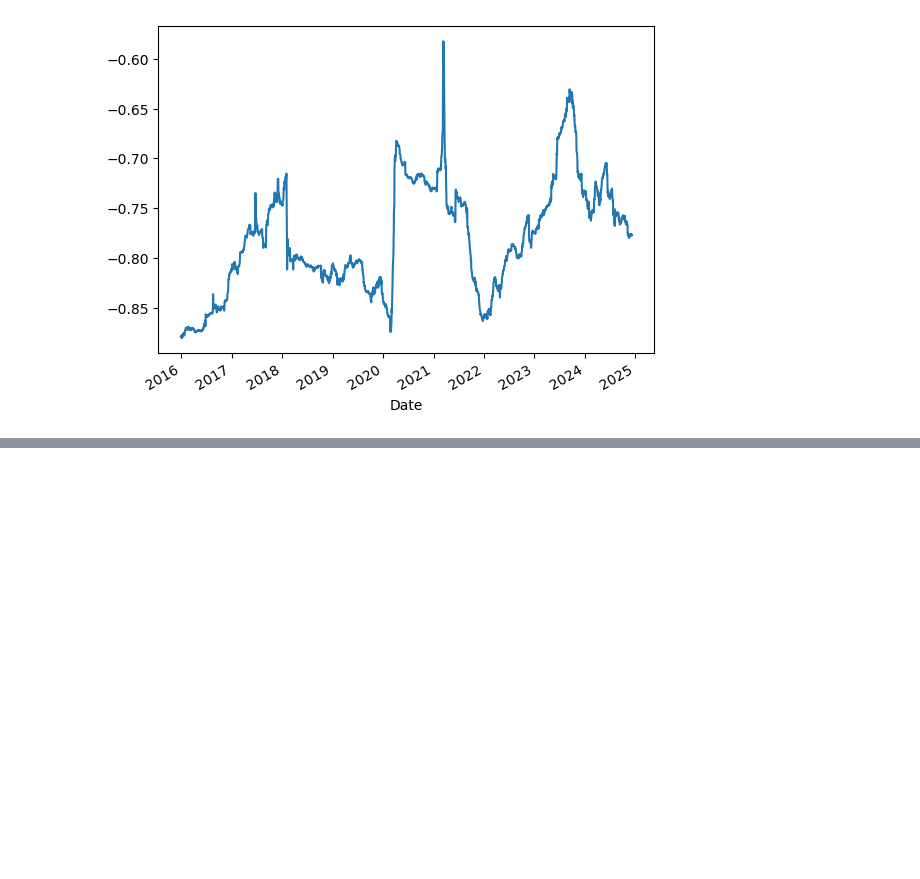
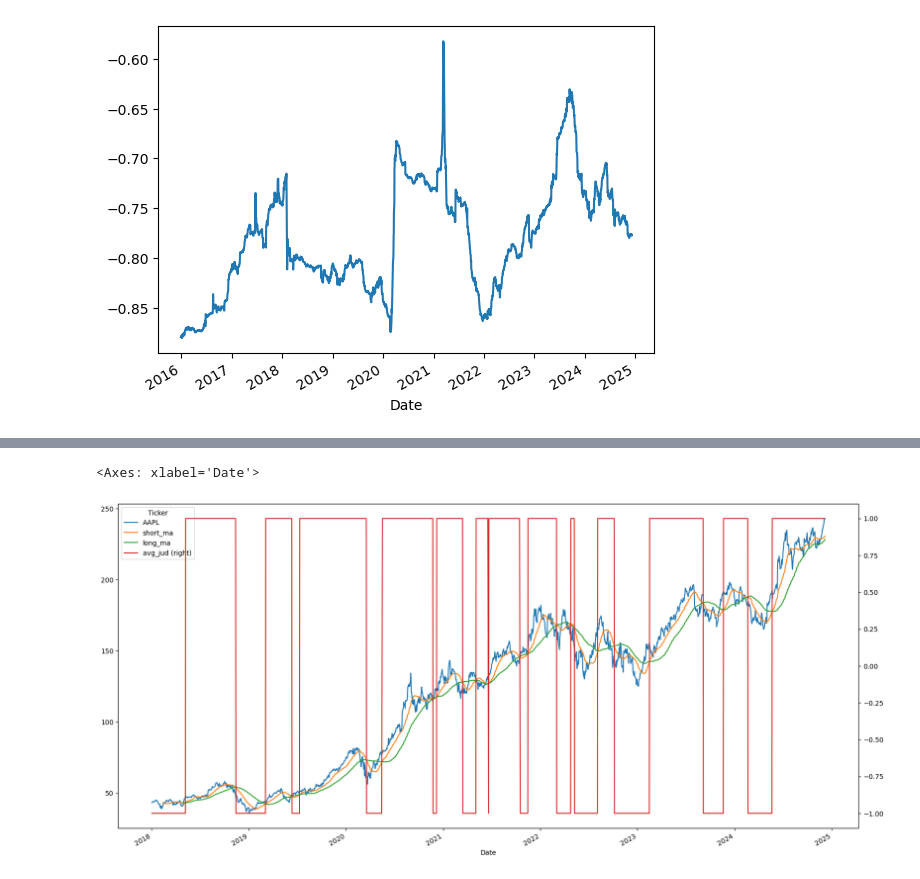
Before and after one commit to tenofovir/stock_analysis_tool, a Jupyter notebook: Quant.ipynb, the cells around one changed output, grey strips where cells are left out. Drawn from its saved outputs; the diff is of its cells as text; code cells hidden in the pictures; blank space fills up the shorter version.

```diff
--- a/Quant.ipynb
+++ b/Quant.ipynb
@@ -241,0 +251,13 @@ grow_rate['SPY'].rolling(window = 250).corr(grow_rate['VIX']).plot()
+# %%
+#preprocessing
+df = close_prices[['AAPL']].dropna()
+# %%
+short_ma =30
+long_ma = 80
+df["short_ma"]=df['AAPL'].rolling(short_ma).mean()
+df["long_ma"]=df['AAPL'].rolling(long_ma).mean()
+df["avg_jud"]= np.where(df["short_ma"]>df["long_ma"],1,-1)
+df[["AAPL","short_ma","long_ma","avg_jud"]].plot(figsize= (20,10),secondary_y = "avg_jud")
+# %% [output]
+<Axes: xlabel='Date'>
+[figure, added]
```
Also changed, not shown: parts of 7 cells of this notebook.
